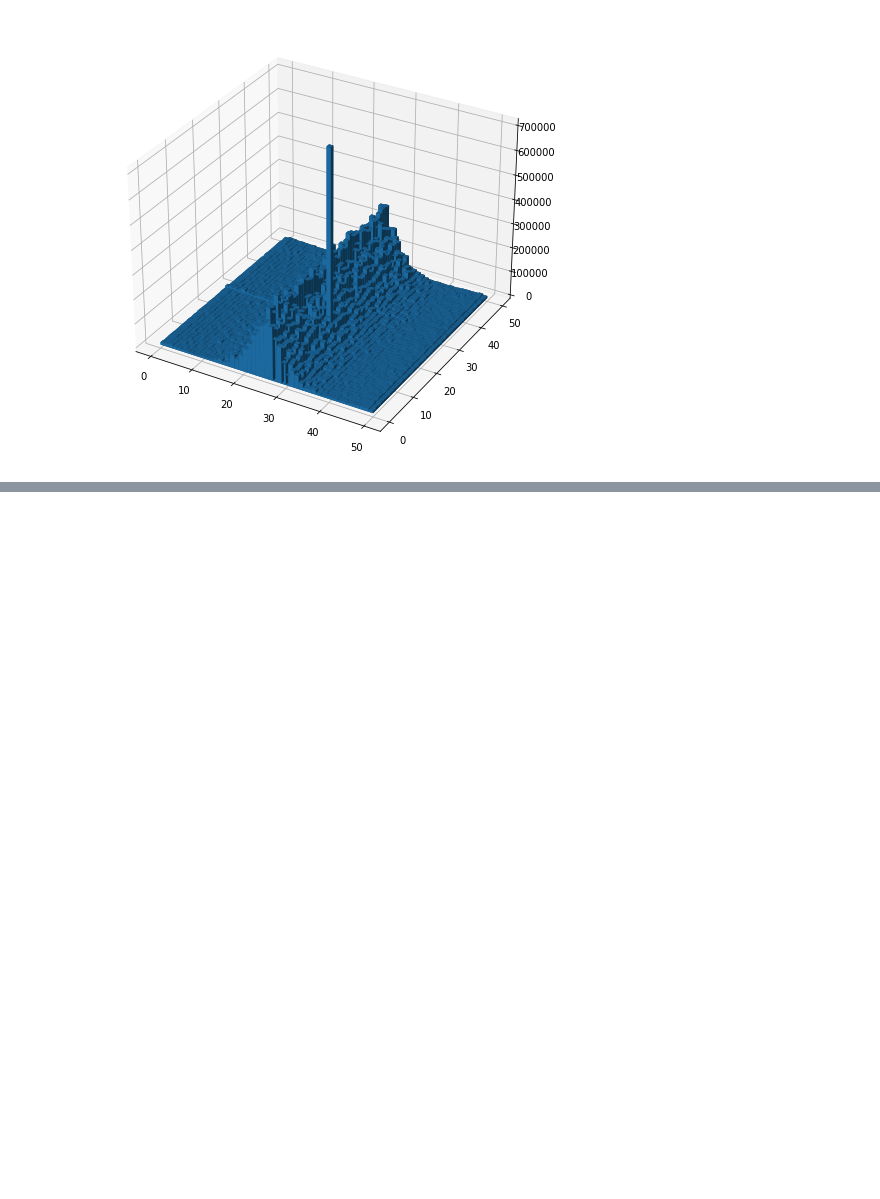
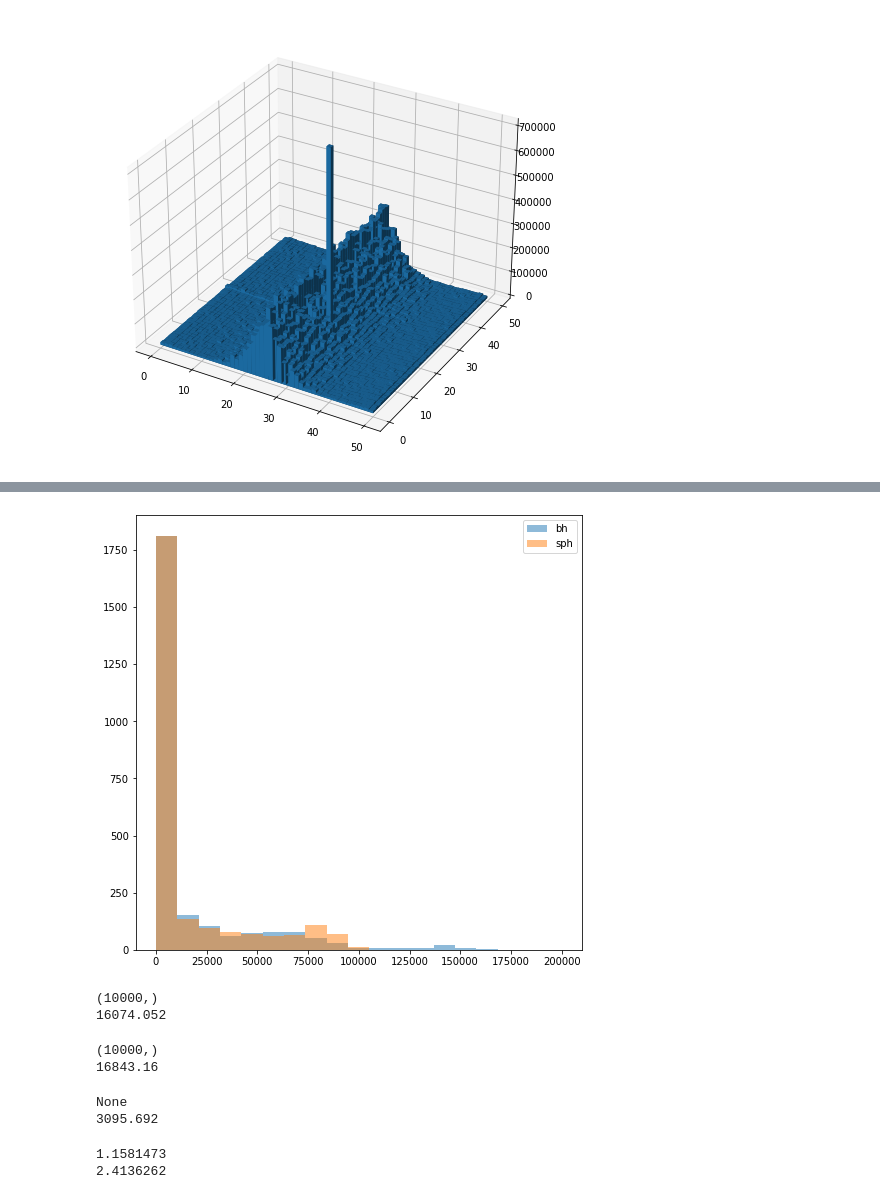
Before and after one commit to 591291-hvl/Bachelor, a Jupyter notebook: Code/notebooks/Tester/heatmap.ipynb, the cells around one changed output, grey strips where cells are left out. Cells and saved outputs as stored; diff of their text form; code cells hidden in the pictures; blank space fills up the shorter version.

```diff
--- a/Code/notebooks/Tester/heatmap.ipynb
+++ b/Code/notebooks/Tester/heatmap.ipynb
@@ -152,0 +194,45 @@ plt.show()
+# %%
+bins = np.linspace(-5, 200_000, 20)
+plt.figure(figsize=(8,8))
+plt.hist(bhcombinedSum[:,:,2:3].flatten(), bins, alpha=0.5, label='bh')
+plt.hist(sphcombinedSum[:,:,2:3].flatten(), bins, alpha=0.5, label='sph')
+plt.legend(loc='upper right')
+plt.show()
+# %% [output]
+[figure, added]
+# %%
+bhLayerList = []
+for i in range(10_000):
+    a = bhArray[i][:,:,2:3].flatten()
+    bhLayerList.append(np.median(a[a != 0.0]))
+
+print(np.shape(bhLayerList))
+print(np.sum(bhLayerList))
+# %% [output]
+(10000,)
+16074.052
+# %%
+sphLayerList = []
+for i in range(10_000):
+    a = sphArray[i][:,:,2:3].flatten()
+    sphLayerList.append(np.median(a[a != 0.0]))
+
+print(np.shape(sphLayerList))
+print(np.sum(sphLayerList))
+# %% [output]
+(10000,)
+16843.16
+# %%
+print(np.sum([x for x in bhArray[1][:,:,2:3].flatten()].remove(0.0)))
+print(np.sum([x for x in sphArray[1][:,:,2:3].flatten()]))
+# %% [output]
+None
+3095.692
+# %%
+a = bhArray[0][:,:,2:3].flatten()
+print(np.median(a[a != 0.0]))
+b = sphArray[0][:,:,2:3].flatten()
+print(np.median(b[b != 0.0]))
+# %% [output]
+1.1581473
+2.4136262
```
Also changed, not shown: parts of 8 cells of this notebook, 1 other file.
